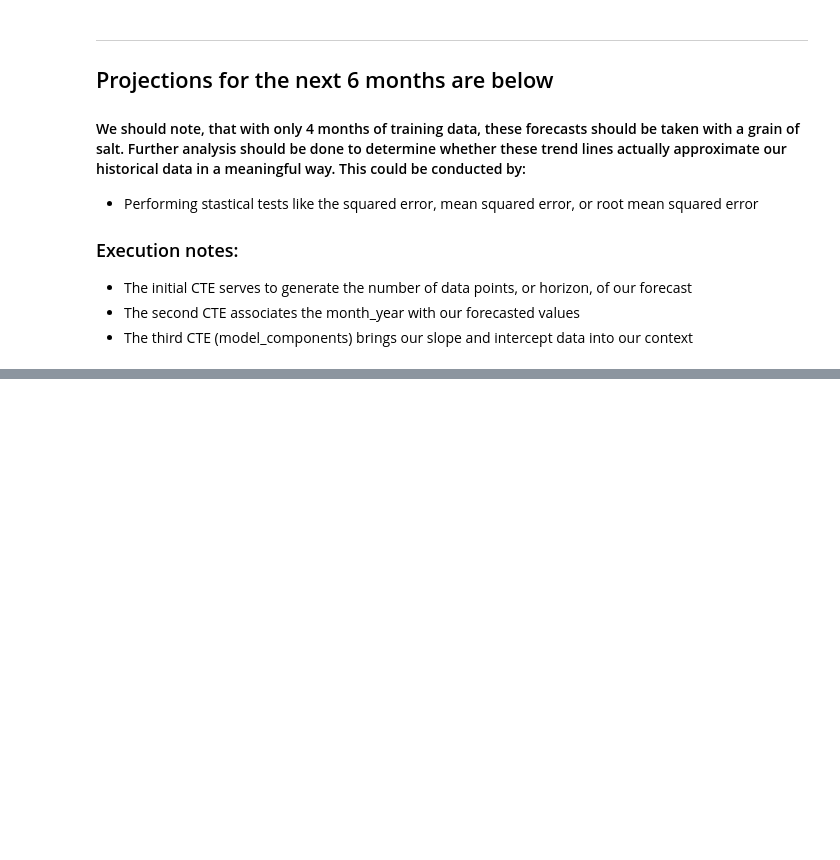
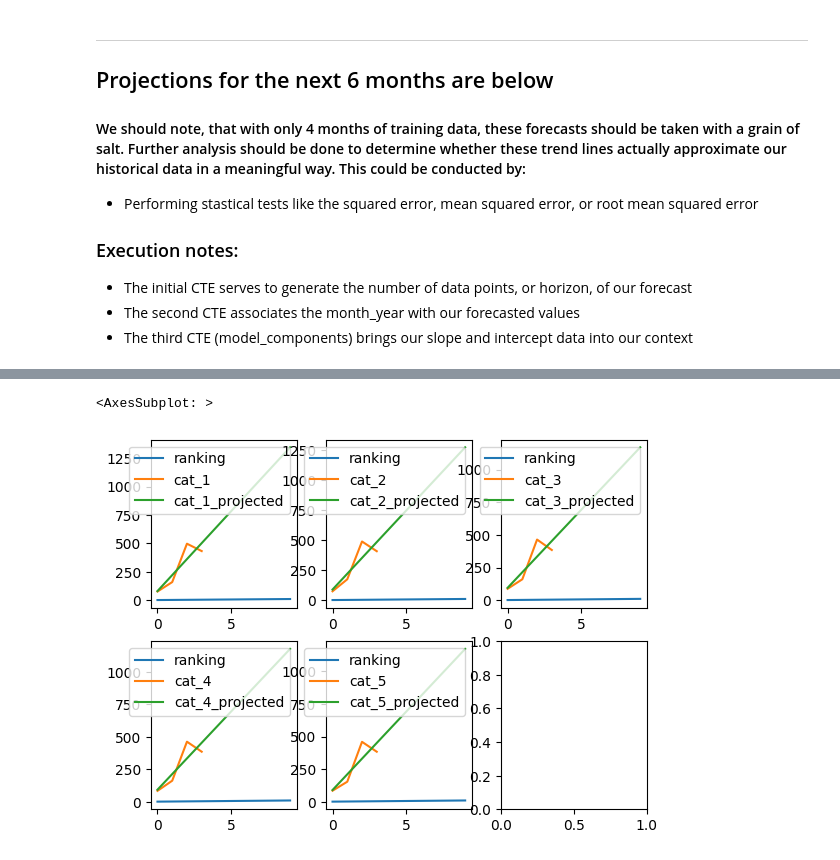
Before and after one commit to digital-tyler/diy_database, a Jupyter notebook: database_sample_data.ipynb, the cells around one changed output, grey strips where cells are left out. Drawn from its saved outputs; the diff is of its cells as text; code cells hidden in the pictures; blank space fills up the shorter version.

```diff
--- a/database_sample_data.ipynb
+++ b/database_sample_data.ipynb
@@ -912,0 +907,23 @@ dataframe.plot(x='ranking',y=['cat_1_projected', 'cat_2_projected'])
+# %%
+# comparing our projections versus historical training data set, we can how similar our projections are
+
+figure, axis = matplotlib.pyplot.subplots(nrows=2, ncols=3)
+
+df_1 = dataframe[['ranking','cat_1','cat_1_projected']]
+df_2 = dataframe[['ranking','cat_2','cat_2_projected']]
+df_3 = dataframe[['ranking','cat_3','cat_3_projected']]
+df_4 = dataframe[['ranking','cat_4','cat_4_projected']]
+df_5 = dataframe[['ranking','cat_5','cat_5_projected']]
+
+df_1.plot(ax = axis[0,0])
+df_2.plot(ax = axis[0,1])
+df_3.plot(ax = axis[0,2])
+df_4.plot(ax = axis[1,0])
+df_5.plot(ax = axis[1,1])
+#axis[0].plot(dataframe.loc[:,'ranking'],[dataframe.loc[:,'cat_1_projected'],dataframe.loc[:,'cat_2_projected']])
+#axis[0].plot(dataframe.loc[:,'ranking'],[dataframe.iloc[:,4:6]])
+#axis[0].plot(dataframe.loc[:,'ranking'],dataframe.loc[:,'cat_1'])
+#axis[1].plot(dataframe.loc[:,'ranking'],dataframe.loc[:,'cat_2_projected'])
+# %% [output]
+<AxesSubplot: >
+[figure, added]
```
Also changed, not shown: parts of 14 cells of this notebook.
